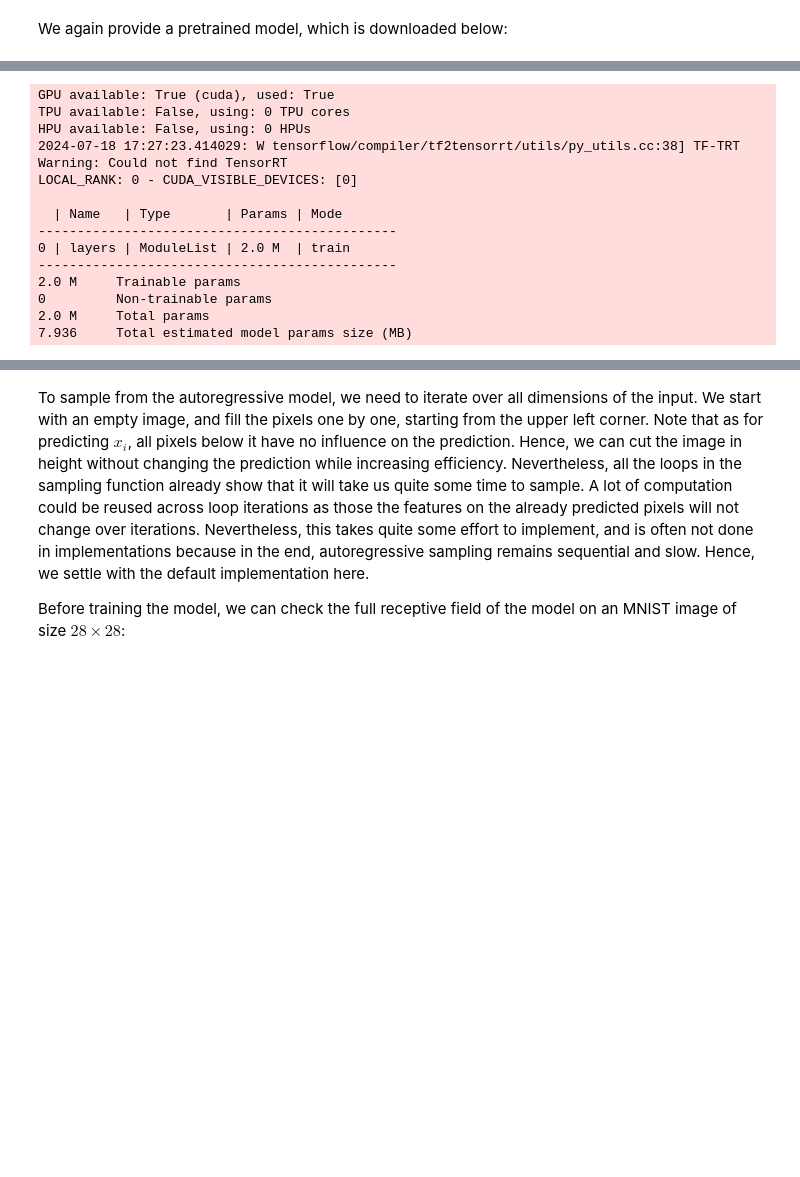
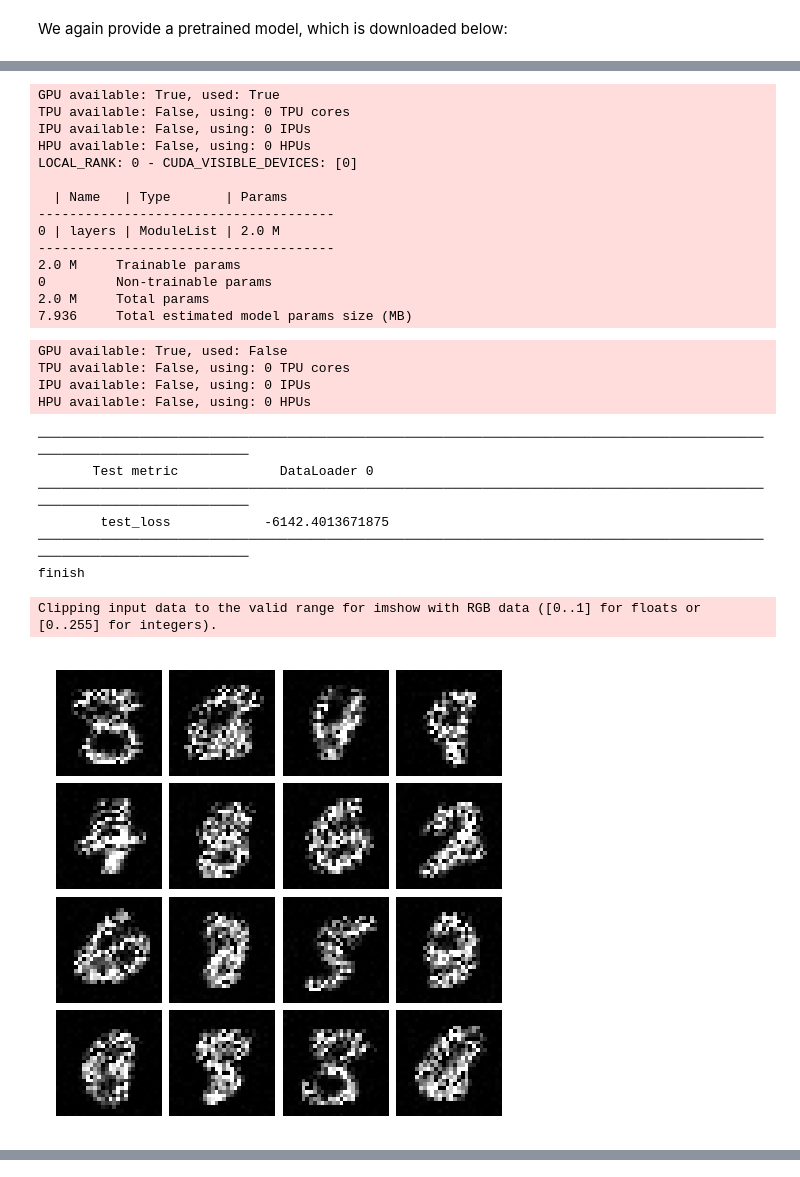
Before and after one commit to faisalomari/Normalizing_Flows, a Jupyter notebook: Main1.ipynb, the cells around one changed output, grey strips where cells are left out. Drawn from its saved outputs; the diff is of its cells as text; code cells hidden in the pictures; blank space fills up the shorter version.

```diff
--- a/Main1.ipynb
+++ b/Main1.ipynb
@@ -143,15 +81,0 @@ A good practice is to always visualize some data examples to get an intuition of
-# %%
-def show_imgs(imgs):
-    num_imgs = imgs.shape[0] if isinstance(imgs, torch.Tensor) else len(imgs)
-    nrow = min(num_imgs, 4)
-    ncol = int(math.ceil(num_imgs/nrow))
-    imgs = torchvision.utils.make_grid(imgs, nrow=nrow, pad_value=128)
-    imgs = imgs.clamp(min=0, max=255)
-    np_imgs = imgs.cpu().numpy()
-    plt.figure(figsize=(1.5*nrow, 1.5*ncol))
-    plt.imshow(np.transpose(np_imgs, (1,2,0)), interpolation='nearest')
-    plt.axis('off')
-    plt.show()
-    plt.close()
-
-show_imgs([train_set[i][0] for i in range(8)])
@@ -518,9 +164,11 @@ class NormalizingFlowModel(pl.LightningModule):
         return x, log_det_jacobian
 
     def inverse(self, z):
+        intermediates = [z]
         for layer in reversed(self.layers):
             z = layer.inverse(z)
-        return z
+            intermediates.append(z)
+        return z, intermediates
 
     def calc_likelihood(self, x):
         z, log_det_jacobian = self.forward(x)
@@ -531,13 +179,12 @@ class NormalizingFlowModel(pl.LightningModule):
 
     def sample(self, num_samples):
         z = torch.randn(num_samples, self.hparams.input_dim).to(self.device)
-        x = self.inverse(z)
-        return x
+        x, intermediates = self.inverse(z)
+        return x, intermediates
 
     def configure_optimizers(self):
         optimizer = optim.Adam(self.parameters(), lr=1e-3)
-        scheduler = optim.lr_scheduler.ReduceLROnPlateau(optimizer, mode='min', factor=0.2, patience=10, min_lr=1e-5)
-        return {"optimizer": optimizer, "lr_scheduler": scheduler, "monitor": "val_loss"}
+        return optimizer
 
     def training_step(self, batch, batch_idx):
         x, _ = batch
@@ -556,6 +203,7 @@ class NormalizingFlowModel(pl.LightningModule):
         self.log('val_loss', loss)
         self.val_losses.append(loss.item())
 
+
     def test_step(self, batch, batch_idx):
         x, _ = batch
         x = x.view(x.size(0), -1).float()
@@ -564,52 +212,69 @@ class NormalizingFlowModel(pl.LightningModule):
         self.log('test_loss', loss)
         self.test_losses.append(loss.item())
 
+# CHECKPOINT_PATH = "./checkpoints"
 
-# mnist_train = MNIST(os.getcwd(), train=True, download=True, transform=transform)
-# mnist_test = MNIST(os.getcwd(), train=False, download=True, transform=transforms.ToTensor())
-# train_loader = DataLoader(mnist_train, batch_size=64, shuffle=True)
-# val_loader = DataLoader(mnist_test, batch_size=64)
-# test_loader = DataLoader(mnist_test, batch_size=64)
+# Data preparation
+transform = transforms.Compose([transforms.ToTensor()])
+mnist_train = MNIST(root='./data', train=True, download=True, transform=transform)
+mnist_test = MNIST(root='./data', train=False, download=True, transform=transform)
+train_loader = DataLoader(mnist_train, batch_size=64, shuffle=True)
+val_loader = DataLoader(mnist_test, batch_size=64)
+test_loader = DataLoader(mnist_test, batch_size=64)
 
 def train_model(input_dim, num_flows):
     model = NormalizingFlowModel(input_dim, num_flows)
     trainer = pl.Trainer(default_root_dir=os.path.join(CHECKPOINT_PATH, "NormalizingFlowModel"),
                          accelerator="gpu" if torch.cuda.is_available() else "cpu",
                          devices=1,
-                         max_epochs=75,
-                         gradient_clip_val=1.0,  # Gradient clipping
+                         max_epochs=100,
+                         gradient_clip_val=1.0,
                          callbacks=[ModelCheckpoint(save_weights_only=True, mode="min", monitor="val_loss"),
                                     LearningRateMonitor("epoch")])
     trainer.fit(model, train_loader, val_loader)
     torch.save(model.state_dict(), os.path.join(CHECKPOINT_PATH, "NormalizingFlowModel", "200model.pth"))
+
     return model
 
 model = train_model(input_dim=28*28, num_flows=4)
 
 # Evaluate the model
 trainer = pl.Trainer()
 trainer.test(model, test_loader)
 
-# Generate and display samples
-samples = model.sample(16).view(-1, 1, 28, 28).cpu().detach()
-samples = samples * 255.0
+
+#1- Generate and display samples
+samples, _ = model.sample(16)
+samples = samples.view(-1, 1, 28, 28).cpu().detach() * 255.0
 # Assuming show_imgs is a function to display images
 show_imgs(samples)
 # %% [output]
-GPU available: True (cuda), used: True
+GPU available: True, used: True
 TPU available: False, using: 0 TPU cores
+IPU available: False, using: 0 IPUs
 HPU available: False, using: 0 HPUs
-2024-07-18 17:27:23.414029: W tensorflow/compiler/tf2tensorrt/utils/py_utils.cc:38] TF-TRT Warning: Could not find TensorRT
 LOCAL_RANK: 0 - CUDA_VISIBLE_DEVICES: [0]
 
-  | Name   | Type       | Params | Mode
-----------------------------------------------
-0 | layers | ModuleList | 2.0 M  | train
-----------------------------------------------
+  | Name   | Type       | Params
+--------------------------------------
+0 | layers | ModuleList | 2.0 M
+--------------------------------------
 2.0 M     Trainable params
 0         Non-trainable params
 2.0 M     Total params
 7.936     Total estimated model params size (MB)
+GPU available: True, used: False
+TPU available: False, using: 0 TPU cores
+IPU available: False, using: 0 IPUs
+HPU available: False, using: 0 HPUs
+────────────────────────────────────────────────────────────────────────────────────────────────────────────────────────
+       Test metric             DataLoader 0
+────────────────────────────────────────────────────────────────────────────────────────────────────────────────────────
+        test_loss            -6142.4013671875
+────────────────────────────────────────────────────────────────────────────────────────────────────────────────────────
+finish
+Clipping input data to the valid range for imshow with RGB data ([0..1] for floats or [0..255] for integers).
+[figure, added]
 # %%
 plt.figure(figsize=(10, 6))
 plt.plot(model.train_losses, label='Train Loss')
@@ -640,7 +305,3 @@ plt.legend()
 plt.show()
 # %% [output]
 [drawing not drawn]
-# %% [markdown]
-To sample from the autoregressive model, we need to iterate over all dimensions of the input. We start with an empty image, and fill the pixels one by one, starting from the upper left corner. Note that as for predicting $x_i$, all pixels below it have no influence on the prediction. Hence, we can cut the image in height without changing the prediction while increasing efficiency. Nevertheless, all the loops in the sampling function already show that it will take us quite some time to sample. A lot of computation could be reused across loop iterations as those the features on the already predicted pixels will not change over iterations. Nevertheless, this takes quite some effort to implement, and is often not done in implementations because in the end, autoregressive sampling remains sequential and slow. Hence, we settle with the default implementation here.
-
-Before training the model, we can check the full receptive field of the model on an MNIST image of size $28\times 28$:
```
Also changed, not shown: parts of 62 cells of this notebook, 5 other files.
